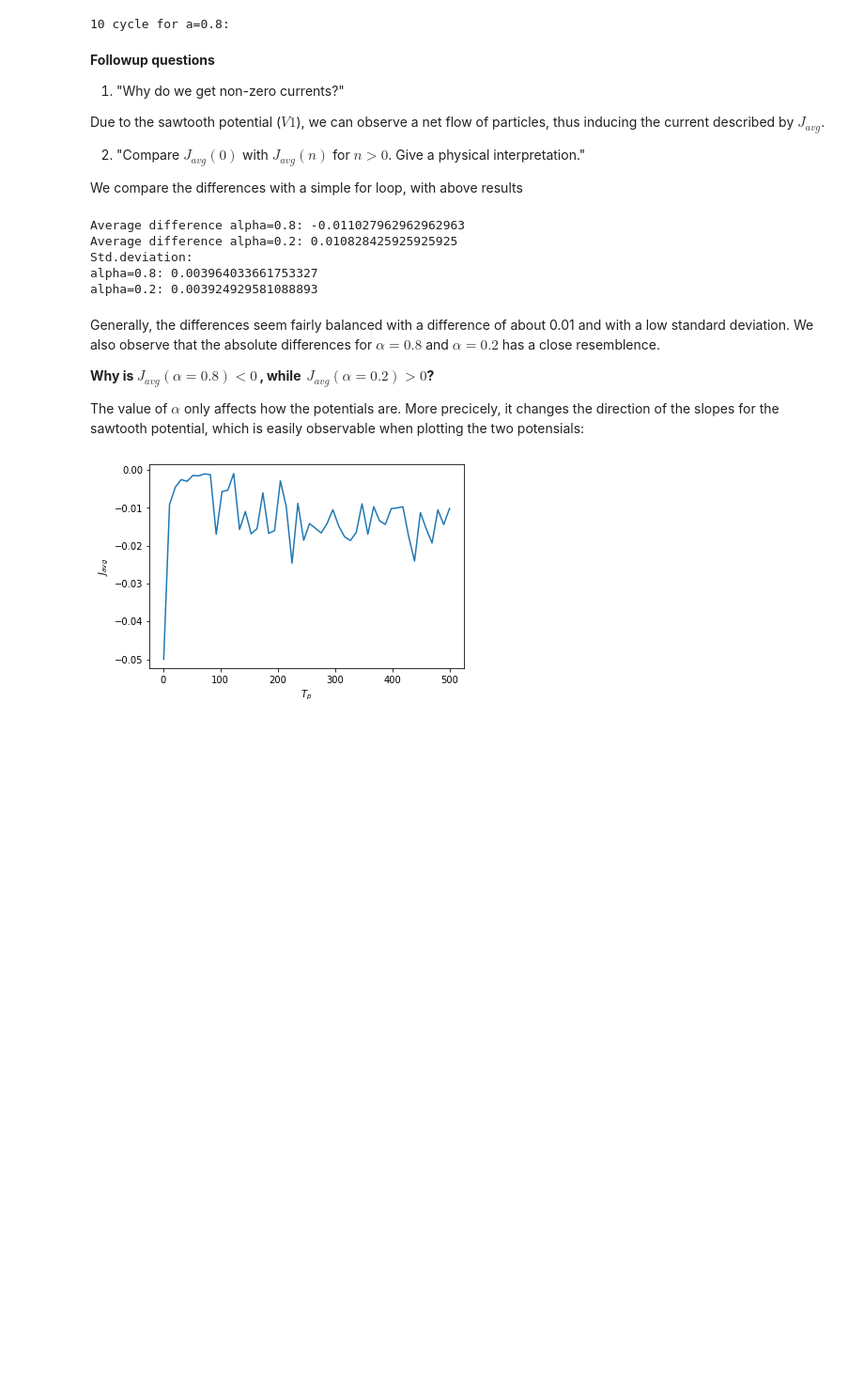
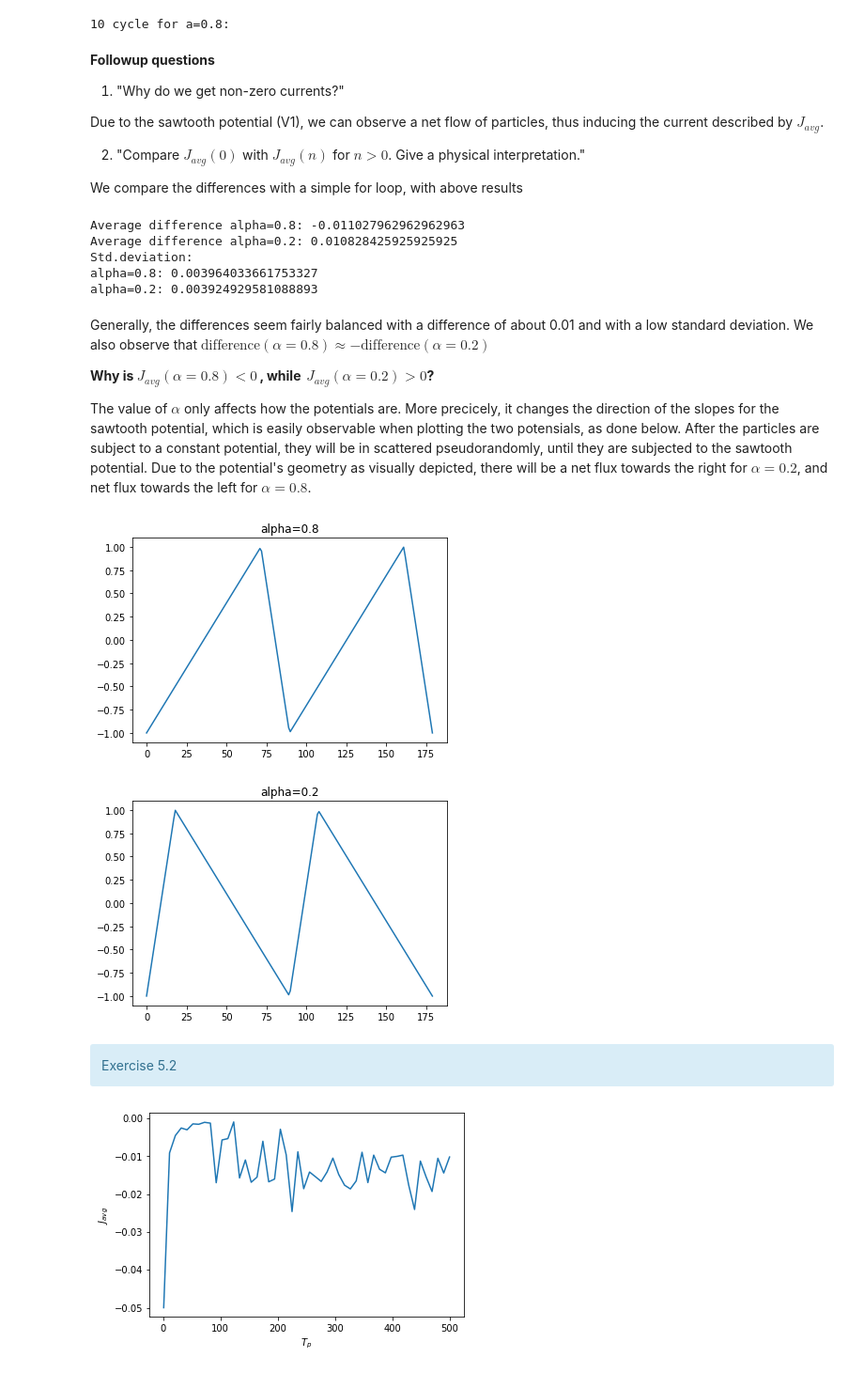
Before and after one commit to fleroviums/TMA4320, a Jupyter notebook: Prosjekt 1/Master master doc.ipynb, the cells around one changed output. Shown: that part at 94% size. Cells and saved outputs as stored; diff of their text form; code cells hidden in the pictures; blank space fills up the shorter version.

```diff
--- a/Prosjekt 1/Master master doc.ipynb
+++ b/Prosjekt 1/Master master doc.ipynb
@@ -504,7 +504,7 @@ V2 = np.ones(180) #Arbitrary constant function
 
 1) "Why do we get non-zero currents?"
 
-Due to the sawtooth potential ($V1$), we can observe a net flow of particles, thus inducing the current described by $J_{avg}$.
+Due to the sawtooth potential (V1), we can observe a net flow of particles, thus inducing the current described by $J_{avg}$.
 
 2) "Compare $J_{avg}(0)$ with $J_{avg}(n)$ for $n>0$. Give a physical interpretation."
 
@@ -530,11 +530,24 @@ Std.deviation:
 alpha=0.8: 0.003964033661753327
 alpha=0.2: 0.003924929581088893
 # %% [markdown]
-Generally, the differences seem fairly balanced with a difference of about 0.01 and with a low standard deviation. We also observe that the absolute differences for $\alpha=0.8$ and $\alpha=0.2$ has a close resemblence.
+Generally, the differences seem fairly balanced with a difference of about 0.01 and with a low standard deviation. We also observe that $\text{difference}(\alpha=0.8)\approx-\text{difference}(\alpha=0.2)$
 
 **Why is $J_{avg}(\alpha=0.8) < 0 \,$, while $\, J_{avg}(\alpha=0.2)>0$?**
 
-The value of $\alpha$ only affects how the potentials are. More precicely, it changes the direction of the slopes for the sawtooth potential, which is easily observable when plotting the two potensials:
+The value of $\alpha$ only affects how the potentials are. More precicely, it changes the direction of the slopes for the sawtooth potential, which is easily observable when plotting the two potensials, as done below.
+After the particles are subject to a constant potential, they will be in scattered pseudorandomly, until they are subjected to the sawtooth potential. Due to the potential's geometry as visually depicted, there will be a net flux towards the right for $\alpha=0.2$, and net flux towards the left for $\alpha=0.8$.
+# %%
+plt.plot(signal.sawtooth(x/x1*2*np.pi*Na, width=0.8))
+plt.title("alpha=0.8")
+plt.show()
+plt.plot(signal.sawtooth(x/x1*2*np.pi*Na, width=0.2))
+plt.title("alpha=0.2")
+plt.show()
+# %% [output]
+[figure, added]
+[figure, added]
+# %% [markdown]
+<div class="alert alert-block alert-info">Exercise 5.2</div>
 # %%
 #-----------Oppg. 5.2------------
 
```
Also changed, not shown: parts of 1 cell of this notebook.
